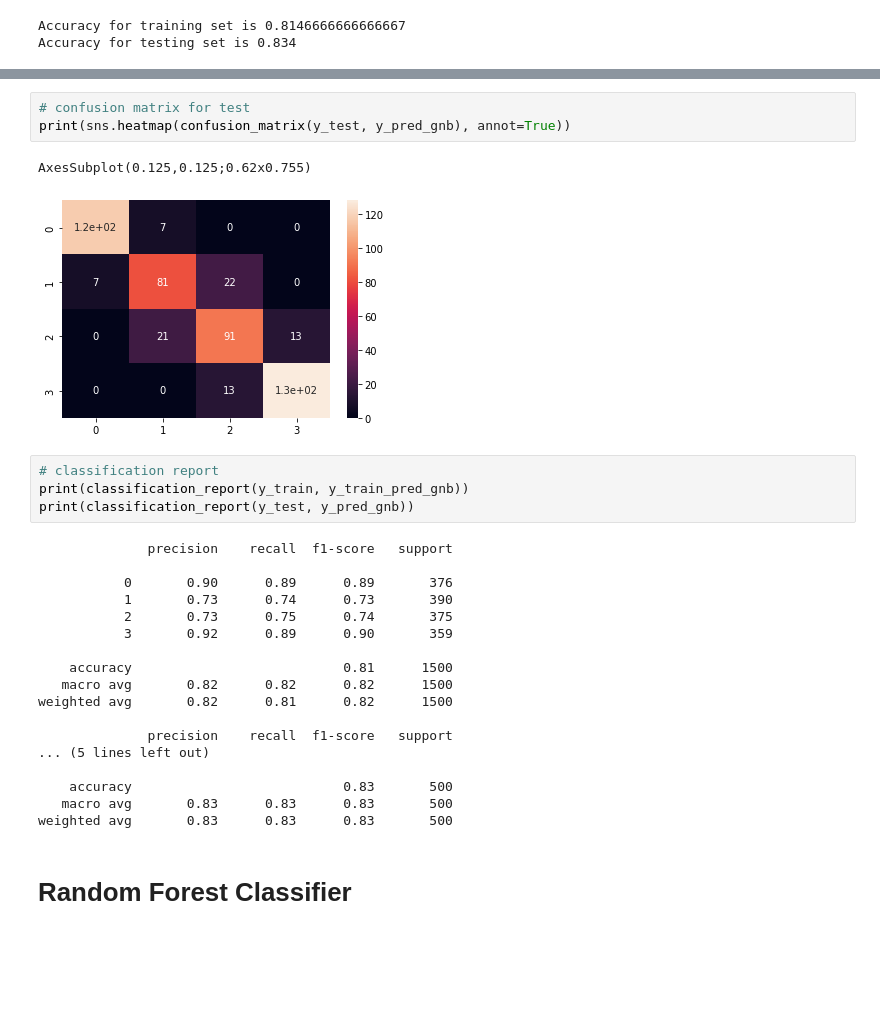
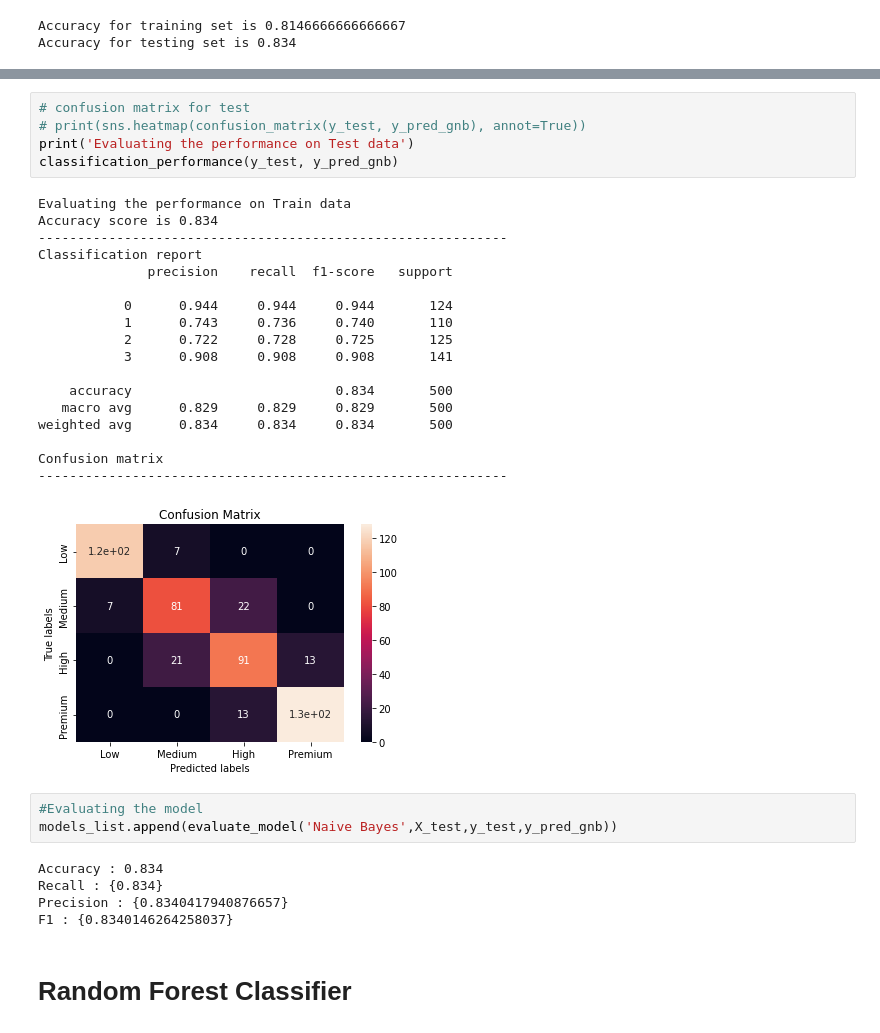
Before and after one commit to RadhikaRM/Mobilepricerangeprediction, a Jupyter notebook: Team_MobilePriceRangePrediction.ipynb, the cells around one changed output, grey strips where cells are left out. Drawn from its saved outputs; the diff is of its cells as text; blank space fills up the shorter version.

```diff
--- a/Team_MobilePriceRangePrediction.ipynb
+++ b/Team_MobilePriceRangePrediction.ipynb
@@ -906,31 +978,35 @@ AxesSubplot(0.125,0.125;0.62x0.755)
 # %%
 # confusion matrix for test
-print(sns.heatmap(confusion_matrix(y_test, y_pred_gnb), annot=True))
+# print(sns.heatmap(confusion_matrix(y_test, y_pred_gnb), annot=True))
+print('Evaluating the performance on Test data')
+classification_performance(y_test, y_pred_gnb)
 # %% [output]
-AxesSubplot(0.125,0.125;0.62x0.755)
+Evaluating the performance on Train data
+Accuracy score is 0.834
+------------------------------------------------------------
+Classification report
+              precision    recall  f1-score   support
+
+           0      0.944     0.944     0.944       124
+           1      0.743     0.736     0.740       110
+           2      0.722     0.728     0.725       125
+           3      0.908     0.908     0.908       141
+
+    accuracy                          0.834       500
+   macro avg      0.829     0.829     0.829       500
+weighted avg      0.834     0.834     0.834       500
+
+Confusion matrix
+------------------------------------------------------------
-[figure, old version]
+[figure, new version]
-# %%
-# classification report
-print(classification_report(y_train, y_train_pred_gnb))
-print(classification_report(y_test, y_pred_gnb))
-# %% [output]
-              precision    recall  f1-score   support
-
-           0       0.90      0.89      0.89       376
-           1       0.73      0.74      0.73       390
-           2       0.73      0.75      0.74       375
-           3       0.92      0.89      0.90       359
-
-    accuracy                           0.81      1500
-   macro avg       0.82      0.82      0.82      1500
-weighted avg       0.82      0.81      0.82      1500
-
-              precision    recall  f1-score   support
-... (5 lines left out)
-
-    accuracy                           0.83       500
-   macro avg       0.83      0.83      0.83       500
-weighted avg       0.83      0.83      0.83       500
+# %%
+#Evaluating the model
+models_list.append(evaluate_model('Naive Bayes',X_test,y_test,y_pred_gnb))
+# %% [output]
+Accuracy : 0.834
+Recall : {0.834}
+Precision : {0.8340417940876657}
+F1 : {0.8340146264258037}
 # %% [markdown]
 # Random Forest Classifier
 # %%
```
Also changed, not shown: parts of 45 cells of this notebook.
